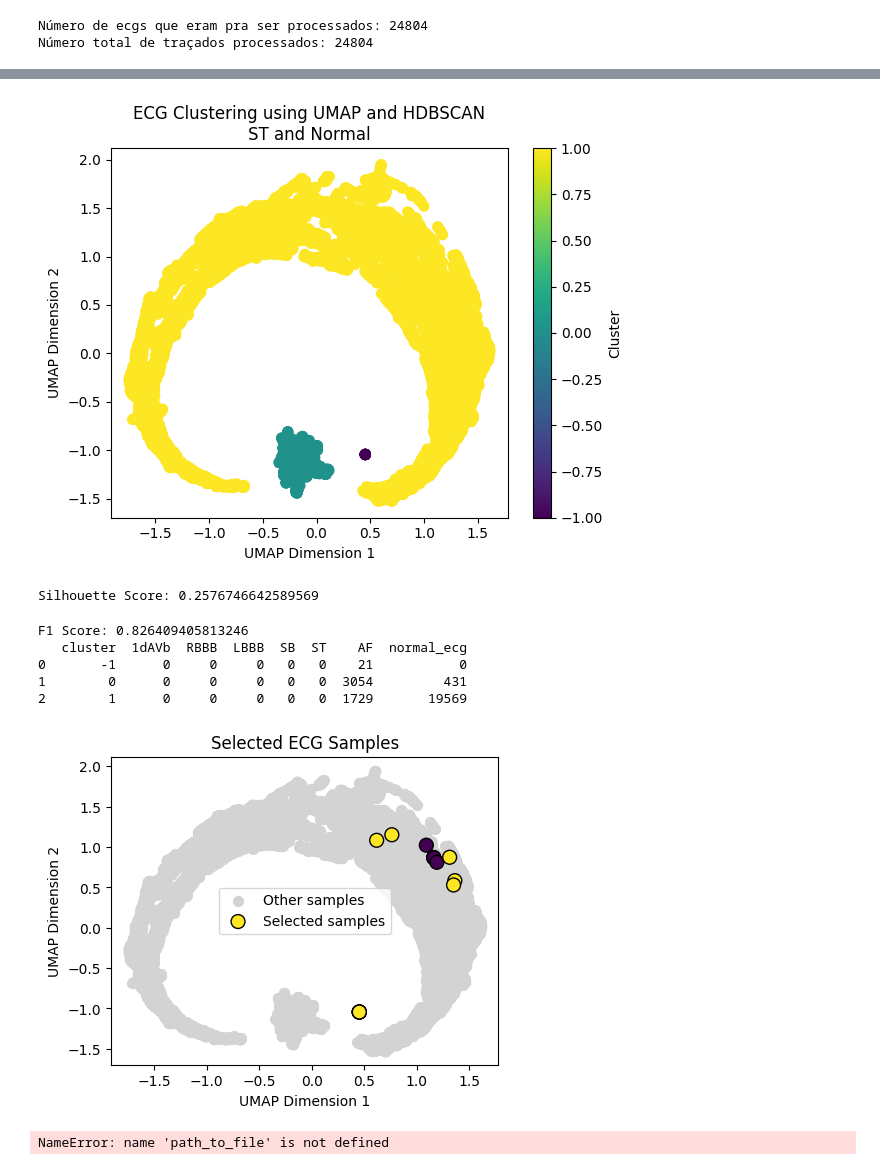
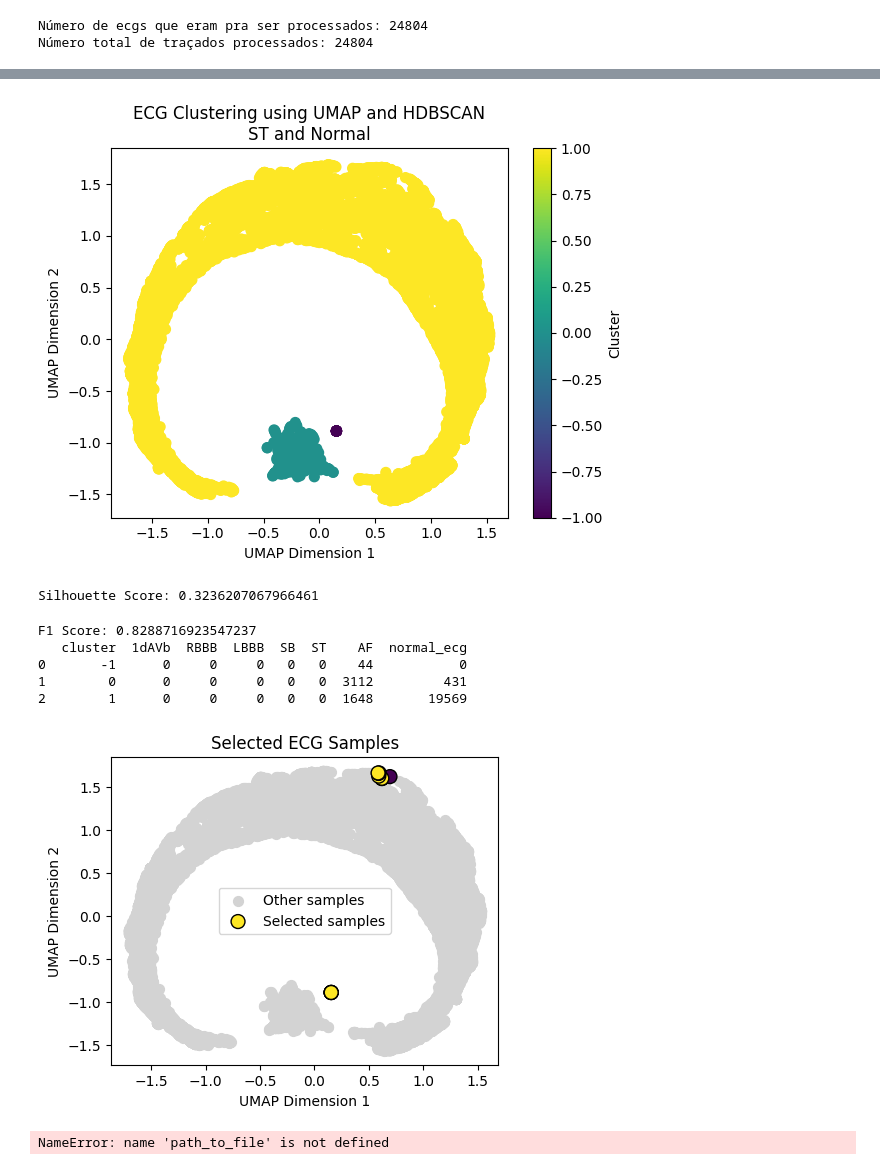
Before and after one commit to pedrobacelar28/Clustering-Paper, a Jupyter notebook: Projeto/Algoritmos_0-17/AF.ipynb, the cells around one changed output, grey strips where cells are left out. Drawn from its saved outputs; the diff is of its cells as text; code cells hidden in the pictures.

```diff
--- a/Projeto/Algoritmos_0-17/AF.ipynb
+++ b/Projeto/Algoritmos_0-17/AF.ipynb
@@ -189,7 +189,7 @@ warnings.filterwarnings('ignore', message="n_jobs value.*overridden to 1 by sett
 scaler = StandardScaler()
 X_normalized = scaler.fit_transform(X_encoded_2d)
 # Aplicação do UMAP
-umap_reducer = umap.UMAP(n_neighbors=5, min_dist=0.0, n_components=16, random_state=42)
+umap_reducer = umap.UMAP(n_neighbors=7, min_dist=0.0, n_components=16, random_state=42)
 X_reduced = umap_reducer.fit_transform(X_normalized)
 # %%
 #CLUSTERIZACAO HDBSCAN
@@ -200,7 +200,7 @@ import numpy as np
 scaler = StandardScaler()
 X_reduced_scaled = scaler.fit_transform(X_reduced)
 
-dbscan = HDBSCAN(min_cluster_size=2000, min_samples=1)
+dbscan = HDBSCAN(min_cluster_size=500, min_samples=1 )
 labels = dbscan.fit_predict(X_reduced_scaled)
 
 # Visualização dos Resultados
@@ -241,37 +241,37 @@ majority_labels.columns = ['cluster', 'majority_label']
 merged_data = merged_data.merge(majority_labels, on='cluster')
 
 # Criar rótulos verdadeiros
 def assign_true_label(row):
     if row['majority_label'] == 'normal':
         return row['normal_ecg'] == 1
     else:
         return row[['1dAVb', 'RBBB', 'LBBB', 'SB', 'ST', 'AF']].sum() > 0
 
 merged_data['true_label'] = merged_data.apply(assign_true_label, axis=1)
 
 # Calcular o F1 score
 true_labels = merged_data['true_label']
 f1_avg = f1_score(true_labels, labels, average='weighted')
 print(f'F1 Score: {f1_avg}')
 
 # Contar a quantidade de doenças e ECGs normais em cada cluster
 cluster_summary = merged_data.groupby('cluster').agg({
     '1dAVb': 'sum',
     'RBBB': 'sum',
     'LBBB': 'sum',
     'SB': 'sum',
     'ST': 'sum',
     'AF': 'sum',
     'normal_ecg': 'sum'
 }).reset_index()
 
 # Mostrar o resumo por cluster
 print(cluster_summary)
 # %% [output]
-[figure, old version]
+[figure, new version]
-Silhouette Score: 0.2576746642589569
+Silhouette Score: 0.3236207067966461
-F1 Score: 0.826409405813246
+F1 Score: 0.8288716923547237
    cluster  1dAVb  RBBB  LBBB  SB  ST    AF  normal_ecg
-0       -1      0     0     0   0   0    21           0
-1        0      0     0     0   0   0  3054         431
-2        1      0     0     0   0   0  1729       19569
+0       -1      0     0     0   0   0    44           0
+1        0      0     0     0   0   0  3112         431
+2        1      0     0     0   0   0  1648       19569
@@ -454,5 +474,5 @@ sample_labels = get_sample_labels()
 # Plotar e salvar os sinais de ECG
 plot_and_save_ecg(sample_indices, sample_labels, path_to_file)
 # %% [output]
-[figure, old version]
+[figure, new version]
 NameError: name 'path_to_file' is not defined
```
Also changed, not shown: parts of 2 cells of this notebook, 3 other files.
